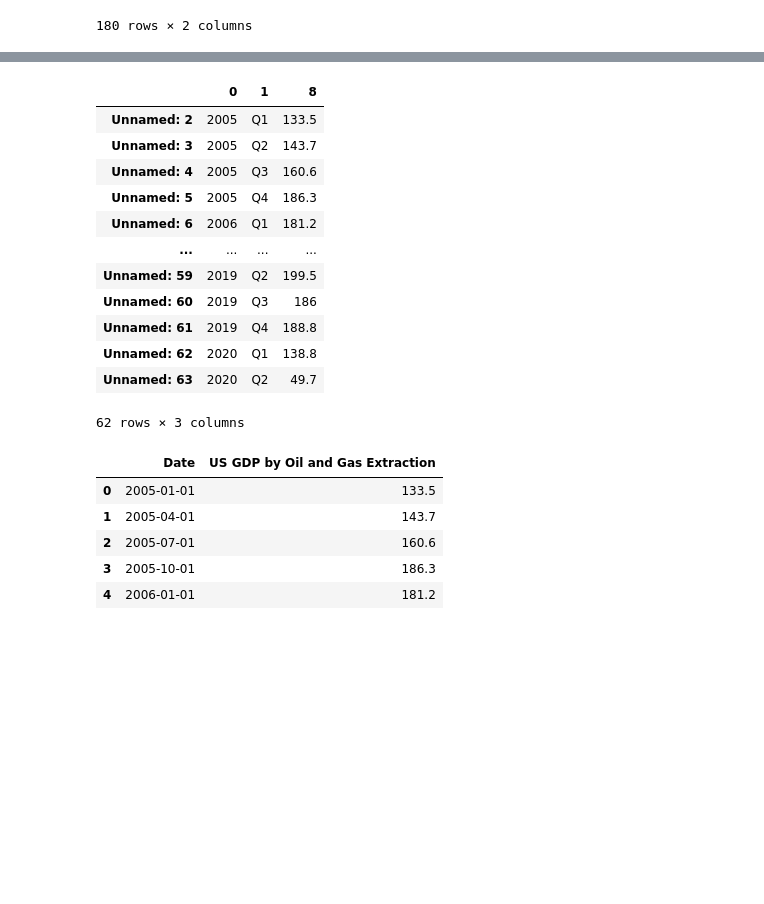
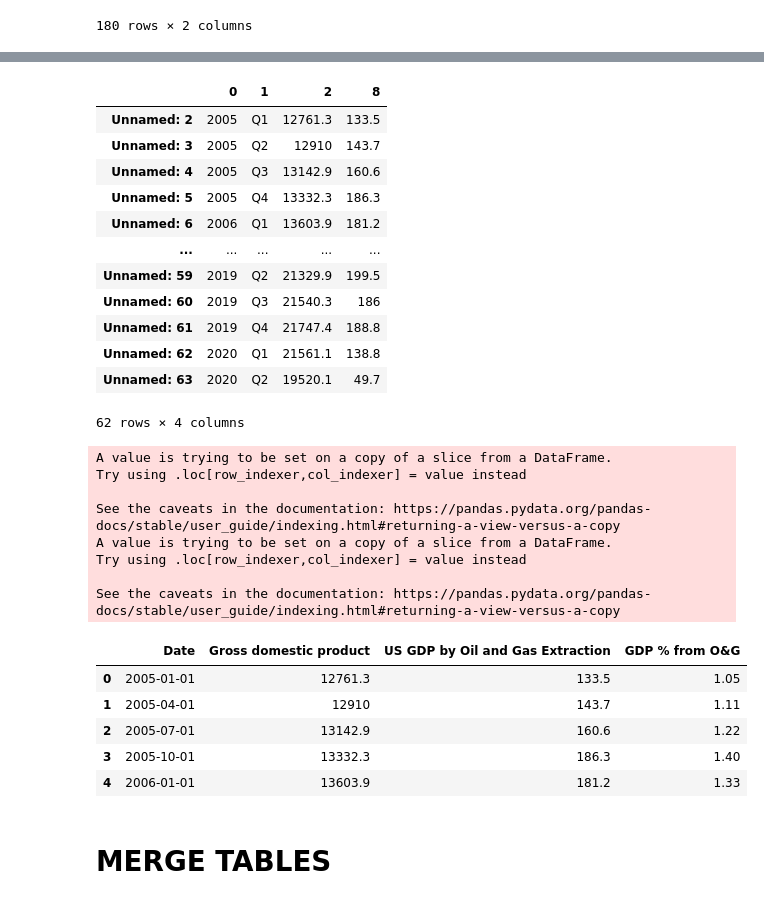
Before and after one commit to kk-deng/CanadaEnergyIE, a Jupyter notebook: Part 1 - US Oil Export and GDP vs. USD dollars.ipynb, the cells around one changed output, grey strips where cells are left out. Cells and saved outputs as stored; diff of their text form; code cells hidden in the pictures; blank space fills up the shorter version.

```diff
--- a/Part 1 - US Oil Export and GDP vs. USD dollars.ipynb
+++ b/Part 1 - US Oil Export and GDP vs. USD dollars.ipynb
@@ -168,11 +206,12 @@ table7_data = pd.read_csv(table7_path, header=0, skiprows=3)
 
 # Extract column of interest
 table7_df = pd.DataFrame(table7_data).reset_index(drop=True)
-quarter_row = table7_df.iloc[:2]
+quarter_row = table7_df.iloc[:3]
 
 table7_df.dropna(how = "any", inplace = True)
 # # table7_clean = table7_df.loc[table7_df["Line", "Line,"        Oil and gas extraction"]]
 table_filter = table7_df[table7_df.columns[1]].str.contains("Oil")
+
 # table_filter_2 = table7_df.iloc[0]
 new_table7_df = quarter_row.append(table7_df[table_filter])
 
@@ -192,36 +232,56 @@ new_table7_df.drop(columns=["Last Revised on: September 30, 2020", "Unnamed: 1"]
 clean_table7_df = new_table7_df.T
 clean_table7_df
 # %% [output]
-|  | 0 | 1 | 8 |
-| Unnamed: 2 | 2005 | Q1 | 133.5 |
-| Unnamed: 3 | 2005 | Q2 | 143.7 |
-| Unnamed: 4 | 2005 | Q3 | 160.6 |
-| Unnamed: 5 | 2005 | Q4 | 186.3 |
-| Unnamed: 6 | 2006 | Q1 | 181.2 |
-| ... | ... | ... | ... |
-| Unnamed: 59 | 2019 | Q2 | 199.5 |
-| Unnamed: 60 | 2019 | Q3 | 186 |
-| Unnamed: 61 | 2019 | Q4 | 188.8 |
-| Unnamed: 62 | 2020 | Q1 | 138.8 |
-| Unnamed: 63 | 2020 | Q2 | 49.7 |
+|  | 0 | 1 | 2 | 8 |
+| Unnamed: 2 | 2005 | Q1 | 12761.3 | 133.5 |
+| Unnamed: 3 | 2005 | Q2 | 12910 | 143.7 |
+| Unnamed: 4 | 2005 | Q3 | 13142.9 | 160.6 |
+| Unnamed: 5 | 2005 | Q4 | 13332.3 | 186.3 |
+| Unnamed: 6 | 2006 | Q1 | 13603.9 | 181.2 |
+| ... | ... | ... | ... | ... |
+| Unnamed: 59 | 2019 | Q2 | 21329.9 | 199.5 |
+| Unnamed: 60 | 2019 | Q3 | 21540.3 | 186 |
+| Unnamed: 61 | 2019 | Q4 | 21747.4 | 188.8 |
+| Unnamed: 62 | 2020 | Q1 | 21561.1 | 138.8 |
+| Unnamed: 63 | 2020 | Q2 | 19520.1 | 49.7 |
-62 rows × 3 columns
+62 rows × 4 columns
 # %%
 clean_table7_df["Date_1"] = clean_table7_df[0] + "-" + clean_table7_df[1]
 clean_table7_df['Date'] = pd.to_datetime(clean_table7_df["Date_1"])
-table7_final = clean_table7_df[["Date", 8]]
-table7_final.columns = ["Date", "US GDP by Oil and Gas Extraction"]
+
+table7_final = clean_table7_df[["Date", 2,8]]
+
+table7_final.columns = ["Date", "Gross domestic product", "US GDP by Oil and Gas Extraction"]
 table7_final.reset_index(drop = True, inplace = True)
 
 table7_final_2 = table7_final[(table7_final['Date']>= '2005-01-01' ) & (table7_final['Date']<= '2019-12-30')]
 
+
+gross = table7_final_2['Gross domestic product'].astype(float)
+gdp_og = table7_final_2['US GDP by Oil and Gas Extraction'].astype(float)
+
+gdp_percentage = gdp_og / gross * 100
+
+table7_final_2["GDP % from O&G"] = gdp_percentage
+
+table7_final_2["GDP % from O&G"] = table7_final_2["GDP % from O&G"].map('{:,.2f}'.format)
+
 table7_final_2.head()
 # %% [output]
+A value is trying to be set on a copy of a slice from a DataFrame.
+Try using .loc[row_indexer,col_indexer] = value instead
+
+See the caveats in the documentation: https://pandas.pydata.org/pandas-docs/stable/user_guide/indexing.html#returning-a-view-versus-a-copy
+A value is trying to be set on a copy of a slice from a DataFrame.
+Try using .loc[row_indexer,col_indexer] = value instead
+
+See the caveats in the documentation: https://pandas.pydata.org/pandas-docs/stable/user_guide/indexing.html#returning-a-view-versus-a-copy
-|  | Date | US GDP by Oil and Gas Extraction |
-| 0 | 2005-01-01 | 133.5 |
-| 1 | 2005-04-01 | 143.7 |
-| 2 | 2005-07-01 | 160.6 |
-| 3 | 2005-10-01 | 186.3 |
-| 4 | 2006-01-01 | 181.2 |
+|  | Date | Gross domestic product | US GDP by Oil and Gas Extraction | GDP % from O&G |
+| 0 | 2005-01-01 | 12761.3 | 133.5 | 1.05 |
+| 1 | 2005-04-01 | 12910 | 143.7 | 1.11 |
+| 2 | 2005-07-01 | 13142.9 | 160.6 | 1.22 |
+| 3 | 2005-10-01 | 13332.3 | 186.3 | 1.40 |
+| 4 | 2006-01-01 | 13603.9 | 181.2 | 1.33 |
 # %%
 # Export leaned table 7 to csv
 table7_final_2.to_csv("Table 7 - Clean.csv", index=False)
@@ -229,0 +288,2 @@ merge_final = pd.merge(merge_1_3, table7_final, on="Date", how="left")
+# %% [markdown]
+# MERGE TABLES
```
Also changed, not shown: parts of 19 cells of this notebook.
